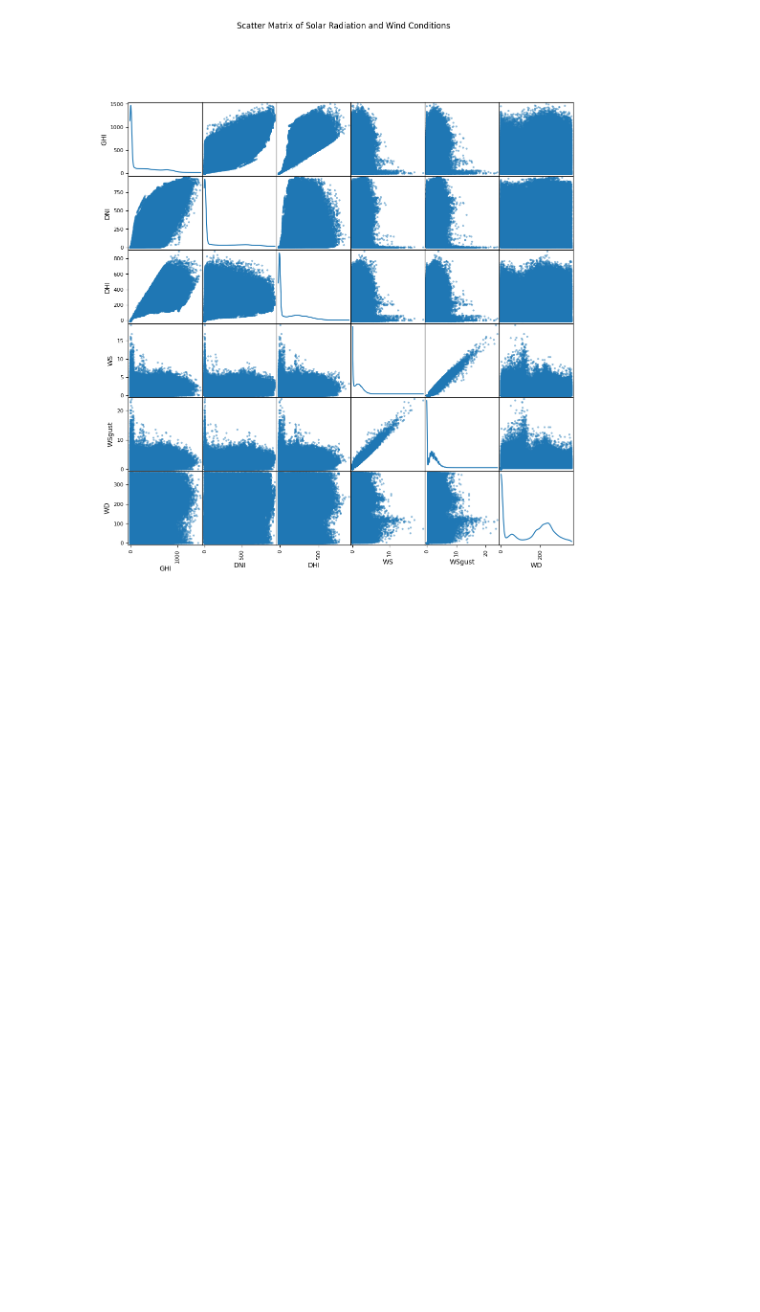
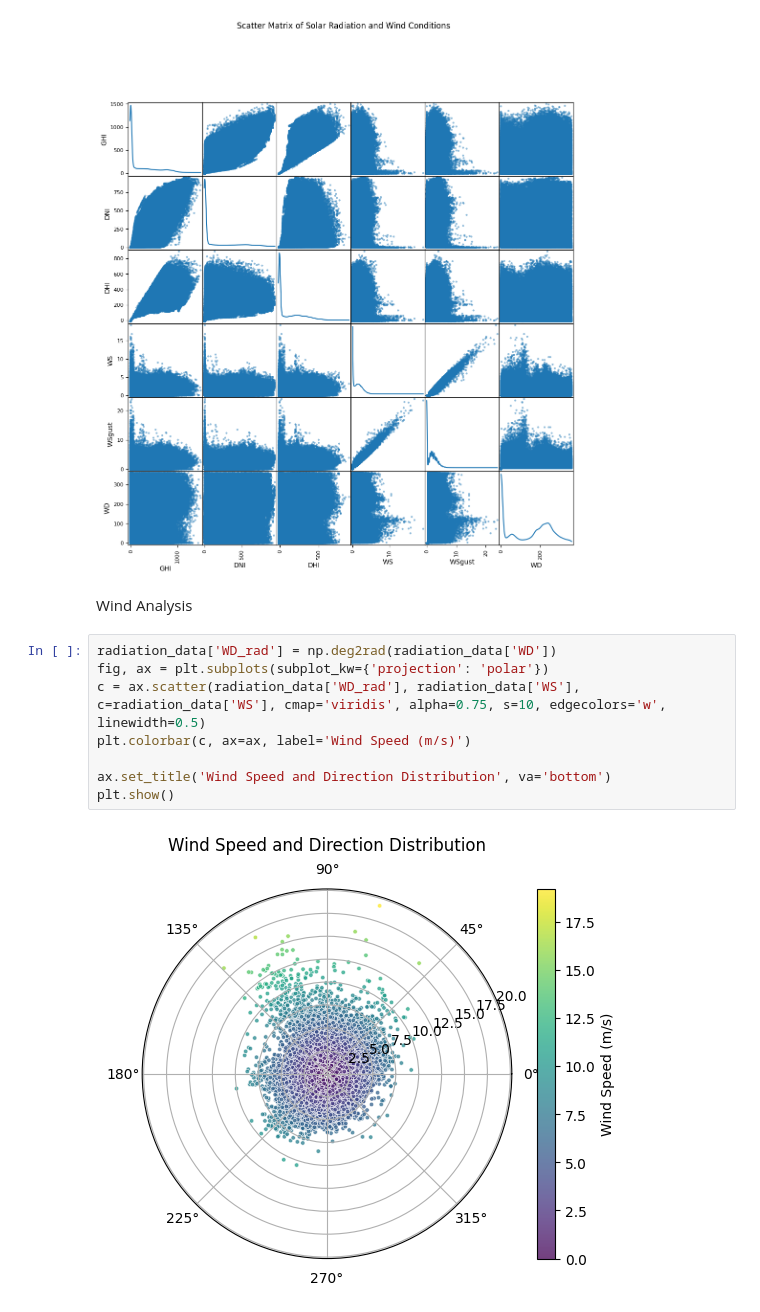
Before and after one commit to Wbam/Week0_Exercise, a Jupyter notebook: notebook/EDA.ipynb, the cells around one changed output. Saved outputs shown, nothing was run; the diff lists cells and outputs as text; blank space fills up the shorter version.

Commit message:
completed wind analysis

```diff
--- a/notebook/EDA.ipynb
+++ b/notebook/EDA.ipynb
@@ -320,3 +320,15 @@ plt.suptitle('Scatter Matrix of Solar Radiation and Wind Conditions', y=1.02)
 plt.show()
 # %% [output]
 [figure]
+# %% [markdown]
+Wind Analysis
+# %%
+radiation_data['WD_rad'] = np.deg2rad(radiation_data['WD'])
+fig, ax = plt.subplots(subplot_kw={'projection': 'polar'})
+c = ax.scatter(radiation_data['WD_rad'], radiation_data['WS'], c=radiation_data['WS'], cmap='viridis', alpha=0.75, s=10, edgecolors='w', linewidth=0.5)
+plt.colorbar(c, ax=ax, label='Wind Speed (m/s)')
+
+ax.set_title('Wind Speed and Direction Distribution', va='bottom')
+plt.show()
+# %% [output]
+[figure, added]
```
Also changed, not shown: parts of 1 cell of this notebook.
